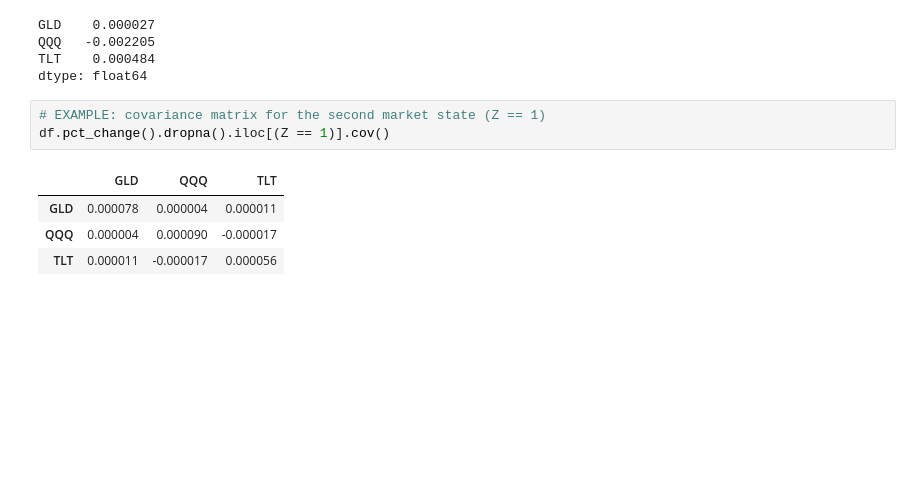
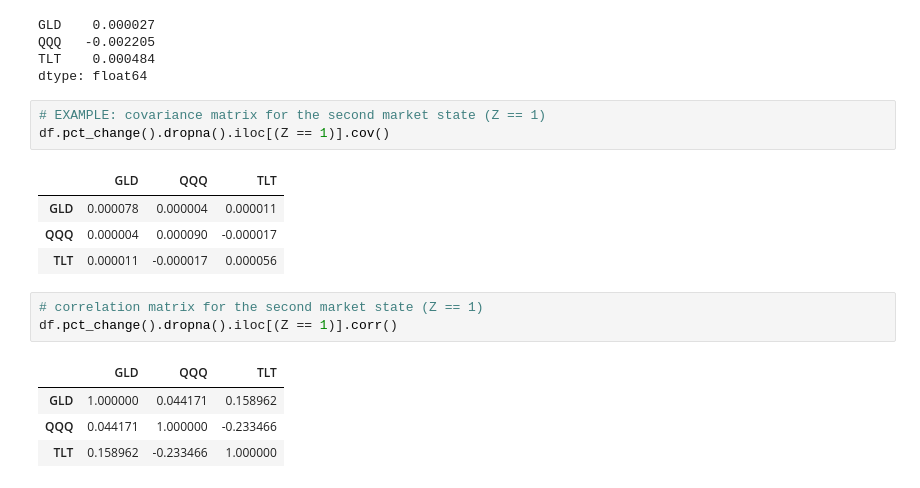
Before and after one commit to multidis/hult-ai-investment-management, a Jupyter notebook: market_regime/market_regime_starter.ipynb, the cells around one changed output. Drawn from its saved outputs; the diff is of its cells as text; blank space fills up the shorter version.

Commit message:
market regime correlation matrix in addition to covariance

```diff
--- a/market_regime/market_regime_starter.ipynb
+++ b/market_regime/market_regime_starter.ipynb
@@ -159,3 +159,11 @@ df.pct_change().dropna().iloc[(Z == 1)].cov()
 | GLD | 0.000078 | 0.000004 | 0.000011 |
 | QQQ | 0.000004 | 0.000090 | -0.000017 |
 | TLT | 0.000011 | -0.000017 | 0.000056 |
+# %%
+# correlation matrix for the second market state (Z == 1)
+df.pct_change().dropna().iloc[(Z == 1)].corr()
+# %% [output]
+|  | GLD | QQQ | TLT |
+| GLD | 1.000000 | 0.044171 | 0.158962 |
+| QQQ | 0.044171 | 1.000000 | -0.233466 |
+| TLT | 0.158962 | -0.233466 | 1.000000 |
```
Also changed, not shown: parts of 1 cell of this notebook.
